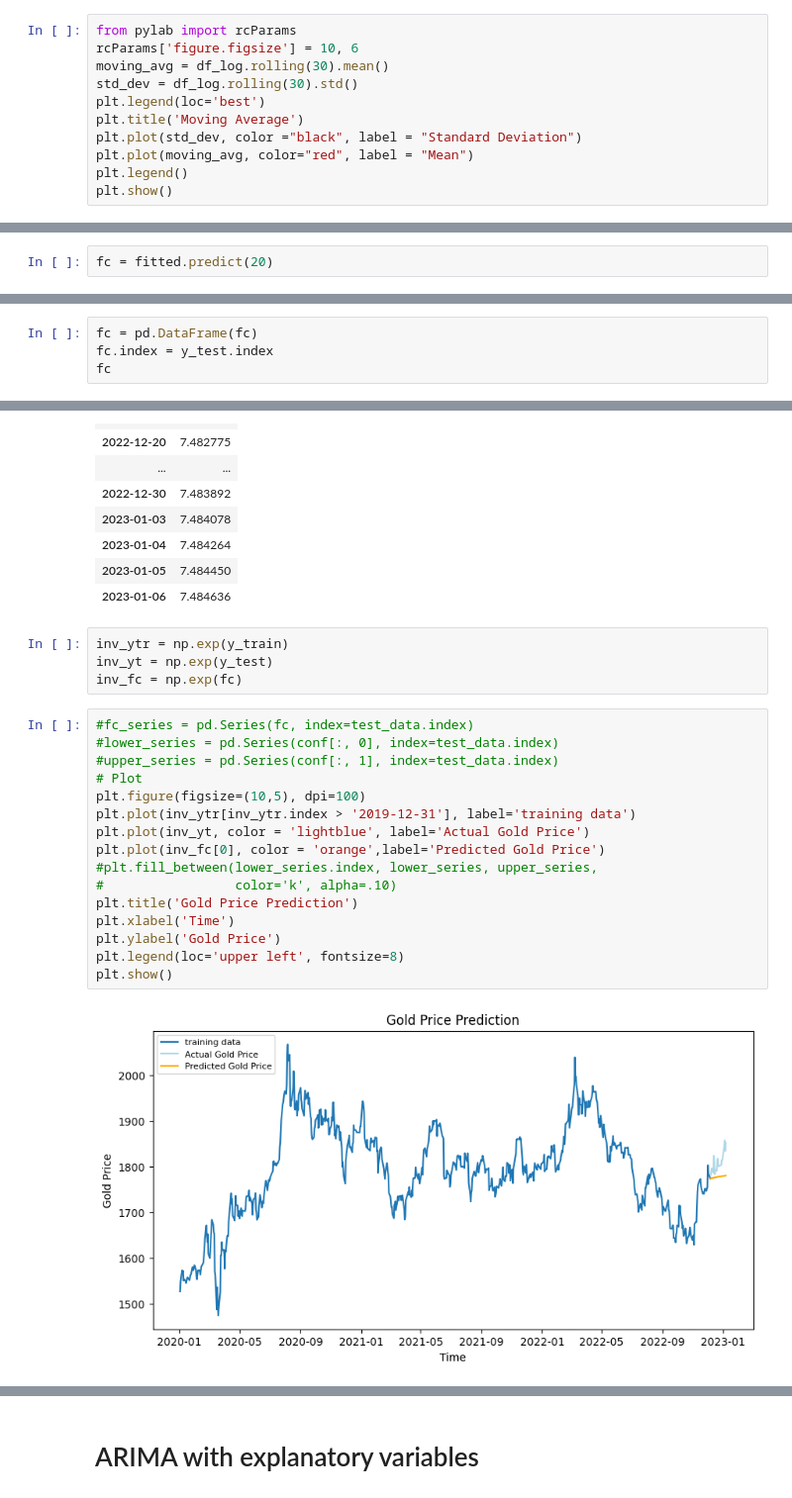
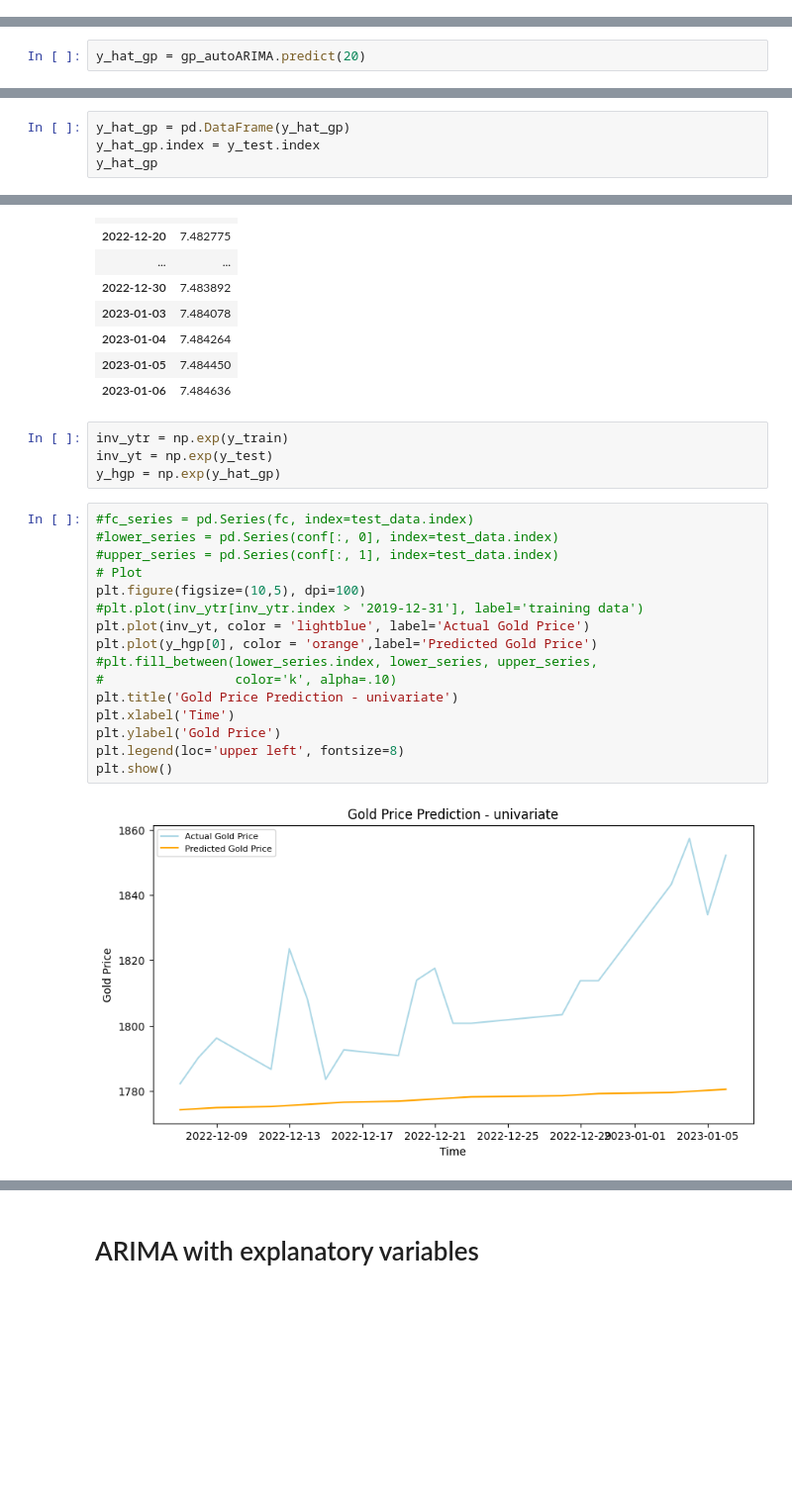
Before and after one commit to maxbranting/gold-forecast, a Jupyter notebook: Models/Price/ARIMA.ipynb, the cells around one changed output, grey strips where cells are left out. Shown at 99% size. Saved outputs shown, nothing was run; the diff lists cells and outputs as text; blank space fills up the shorter version.

```diff
--- a/Models/Price/ARIMA.ipynb
+++ b/Models/Price/ARIMA.ipynb
@@ -133,14 +104,3 @@ fig.set_size_inches(16,10)
 Detrending time series
 # %%
 df_log = np.log(df)
-# %%
-from pylab import rcParams
-rcParams['figure.figsize'] = 10, 6
-moving_avg = df_log.rolling(30).mean()
-std_dev = df_log.rolling(30).std()
-plt.legend(loc='best')
-plt.title('Moving Average')
-plt.plot(std_dev, color ="black", label = "Standard Deviation")
-plt.plot(moving_avg, color="red", label = "Mean")
-plt.legend()
-plt.show()
@@ -250,2 +209,2 @@ Warnings:
 # %%
-fc = fitted.predict(20)
+y_hat_gp = gp_autoARIMA.predict(20)
@@ -272,7 +231,7 @@ dtype: float64
 # %%
-fc = pd.DataFrame(fc)
-fc.index = y_test.index
-fc
+y_hat_gp = pd.DataFrame(y_hat_gp)
+y_hat_gp.index = y_test.index
+y_hat_gp
 # %% [output]
 |  | 0 |
 | date |  |
@@ -295,22 +254,22 @@ fc
 # %%
 inv_ytr = np.exp(y_train)
 inv_yt = np.exp(y_test)
-inv_fc = np.exp(fc)
+y_hgp = np.exp(y_hat_gp)
 # %%
 #fc_series = pd.Series(fc, index=test_data.index)
 #lower_series = pd.Series(conf[:, 0], index=test_data.index)
 #upper_series = pd.Series(conf[:, 1], index=test_data.index)
 # Plot
 plt.figure(figsize=(10,5), dpi=100)
-plt.plot(inv_ytr[inv_ytr.index > '2019-12-31'], label='training data')
+#plt.plot(inv_ytr[inv_ytr.index > '2019-12-31'], label='training data')
 plt.plot(inv_yt, color = 'lightblue', label='Actual Gold Price')
-plt.plot(inv_fc[0], color = 'orange',label='Predicted Gold Price')
+plt.plot(y_hgp[0], color = 'orange',label='Predicted Gold Price')
 #plt.fill_between(lower_series.index, lower_series, upper_series,
 #                 color='k', alpha=.10)
-plt.title('Gold Price Prediction')
+plt.title('Gold Price Prediction - univariate')
 plt.xlabel('Time')
 plt.ylabel('Gold Price')
 plt.legend(loc='upper left', fontsize=8)
 plt.show()
 # %% [output]
-[figure, old version]
+[figure, new version]
```
Also changed, not shown: parts of 55 cells of this notebook.
